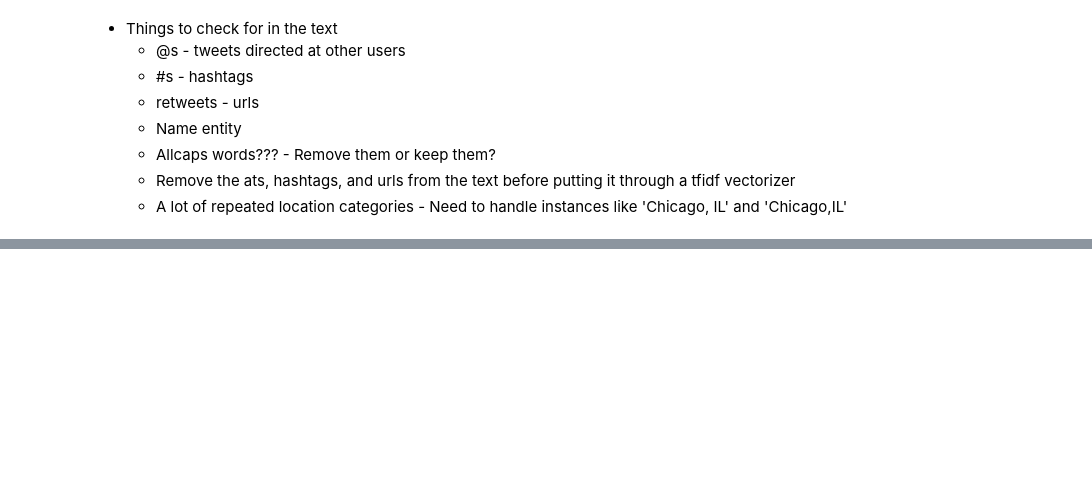
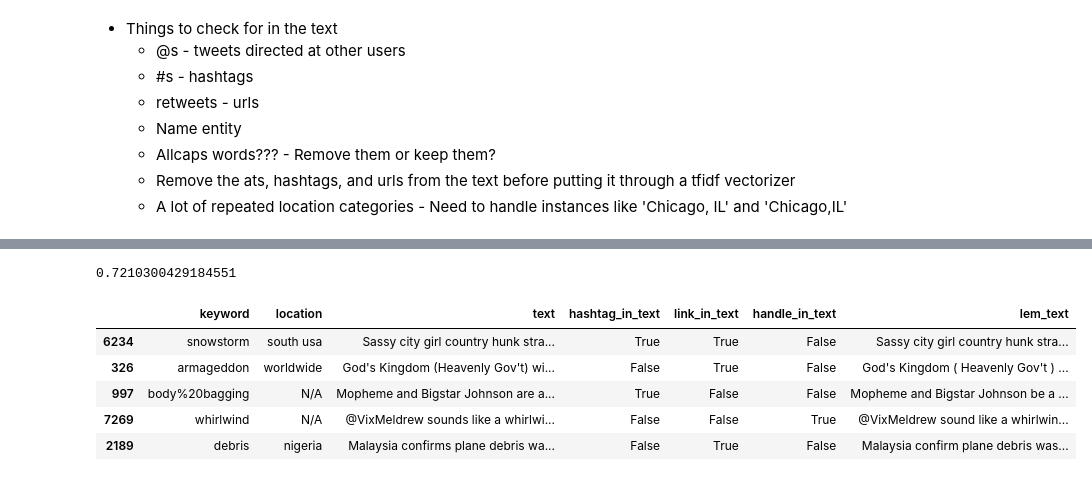
Before and after one commit to scjustice/kaggle_real_or_not_nlp, a Jupyter notebook: NLP_model_development_GPU_version.ipynb, the cells around one changed output, grey strips where cells are left out. Drawn from its saved outputs; the diff is of its cells as text; code cells hidden in the pictures; blank space fills up the shorter version.

```diff
--- a/NLP_model_development_GPU_version.ipynb
+++ b/NLP_model_development_GPU_version.ipynb
@@ -148,26 +366,17 @@ train_df = train_df.assign(location = train_df["location_orig"].where(
 # %%
+cat_feature_list =['keyword', 'location', 'hash_in_text', 'handle_in_text']
+
 # Use a column transformer instead of the FeatureUnion since it accomplishes the same thing without
 # needing a custom class
-# Will need a custom class for the cudf conversion though (I think??)
-column_trans = ColumnTransformer([("ohe", OneHotEncoder(handle_unknown='ignore', dtype=np.int32), cat_feature_list),
-                                  ("tfidf", TfidfVectorizer(dtype=np.float32), 'lem_text')])
+
+pipe = Pipeline(
+    [
+        (
+            "text_transform",
+            ColumnTransformer([("ohe", OneHotEncoder(handle_unknown='ignore'), cat_feature_list),
+                                  ("tfidf", TfidfVectorizer(), 'lem_text')]),
+        ),
+#         ("cudf_convert", CudfConversion()),
+        ("rf", RandomForestClassifier(random_state=42, n_jobs=1) )
+    ]
+)
-# %%
-X_train, X_test, y_train, y_test = train_test_split(
-    train_df[
-        [
-            "keyword",
-            "location",
-            "text",
-            "hash_in_text",
-            "link_in_text",
-            "handle_in_text",
-#             "tokens",
-#             "lem_tokens",
-            "lem_text",
-        ]
-    ],
-    train_df["target"],
-    random_state=42,
-    stratify=train_df["target"],
-    test_size=0.2,
-)
@@ -222,6 +403,6 @@ cuda_param_grid = {
 # %%
-cuda_rcv = RandomizedSearchCV(estimator=cuda_pipe, param_distributions=cuda_param_grid, n_iter=100,
-                              scoring='f1', cv=3, random_state=42, verbose=2, n_jobs=1)
+rcv = RandomizedSearchCV(estimator=pipe, param_distributions=param_grid, n_iter=30,
+                         scoring='f1', cv=3, random_state=42, verbose=2, n_jobs=7)
 # %%
-cuda_rcv.fit(X_train, y_train, curf__convert_dtype=True)
+rcv.fit(X_train, y_train)
 # %% [output]
@@ -236,0 +443,4 @@ cuda_gcv = GridSearchCV(estimator=cuda_pipe, param_grid=cuda_param_grid, scoring
+# %%
+rcv.score(X_test, y_test)
+# %% [output]
+0.7210300429184551
@@ -236,0 +460,9 @@ cuda_gcv = GridSearchCV(estimator=cuda_pipe, param_grid=cuda_param_grid, scoring
+# %%
+X_train.head()
+# %% [output]
+|  | keyword | location | text | hashtag_in_text | link_in_text | handle_in_text | lem_text |
+| 6234 | snowstorm | south usa | Sassy city girl country hunk stra... | True | True | False | Sassy city girl country hunk stra... |
+| 326 | armageddon | worldwide | God's Kingdom (Heavenly Gov't) wi... | False | True | False | God's Kingdom ( Heavenly Gov't ) ... |
+| 997 | body%20bagging | N/A | Mopheme and Bigstar Johnson are a... | True | False | False | Mopheme and Bigstar Johnson be a ... |
+| 7269 | whirlwind | N/A | @VixMeldrew sounds like a whirlwi... | False | False | True | @VixMeldrew sound like a whirlwin... |
+| 2189 | debris | nigeria | Malaysia confirms plane debris wa... | False | True | False | Malaysia confirm plane debris was... |
```
Also changed, not shown: parts of 57 cells of this notebook, 1 other file.
